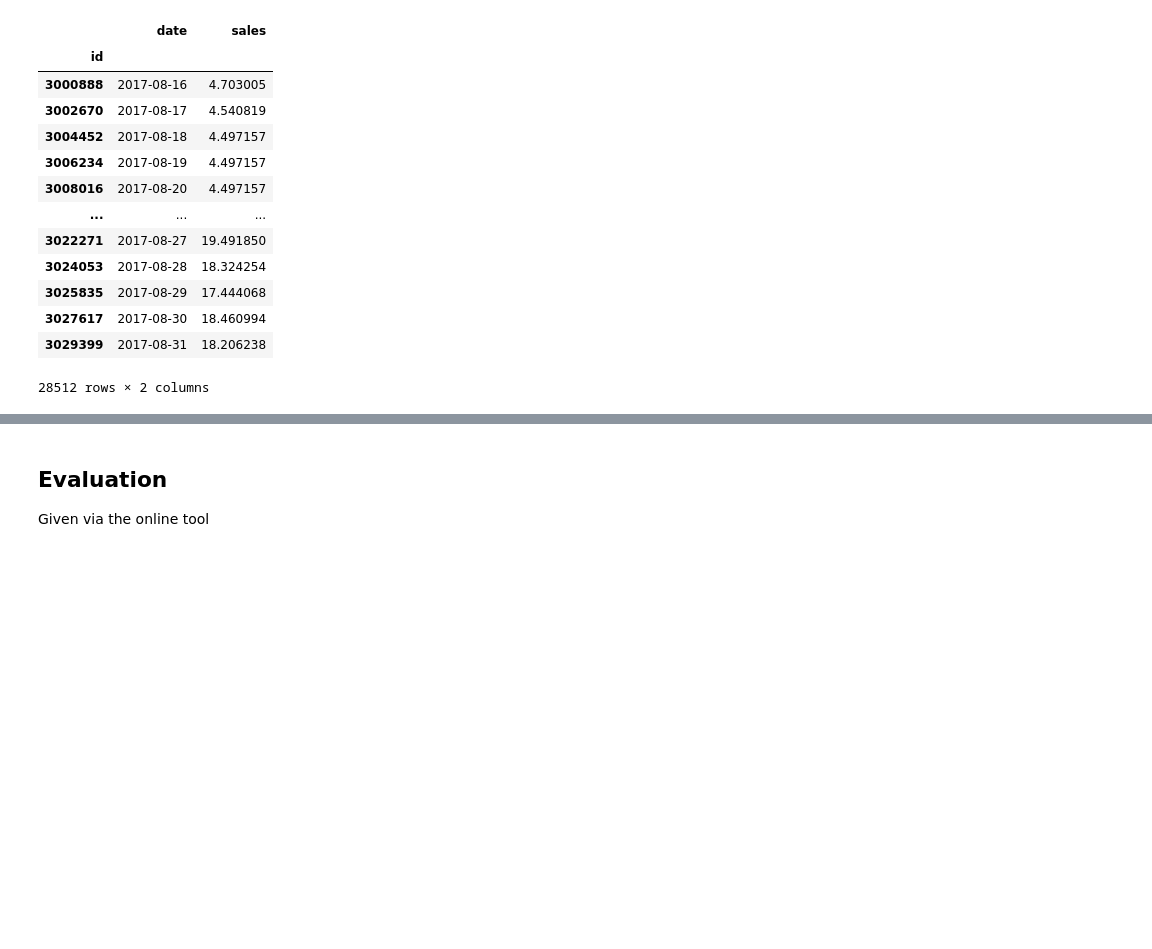
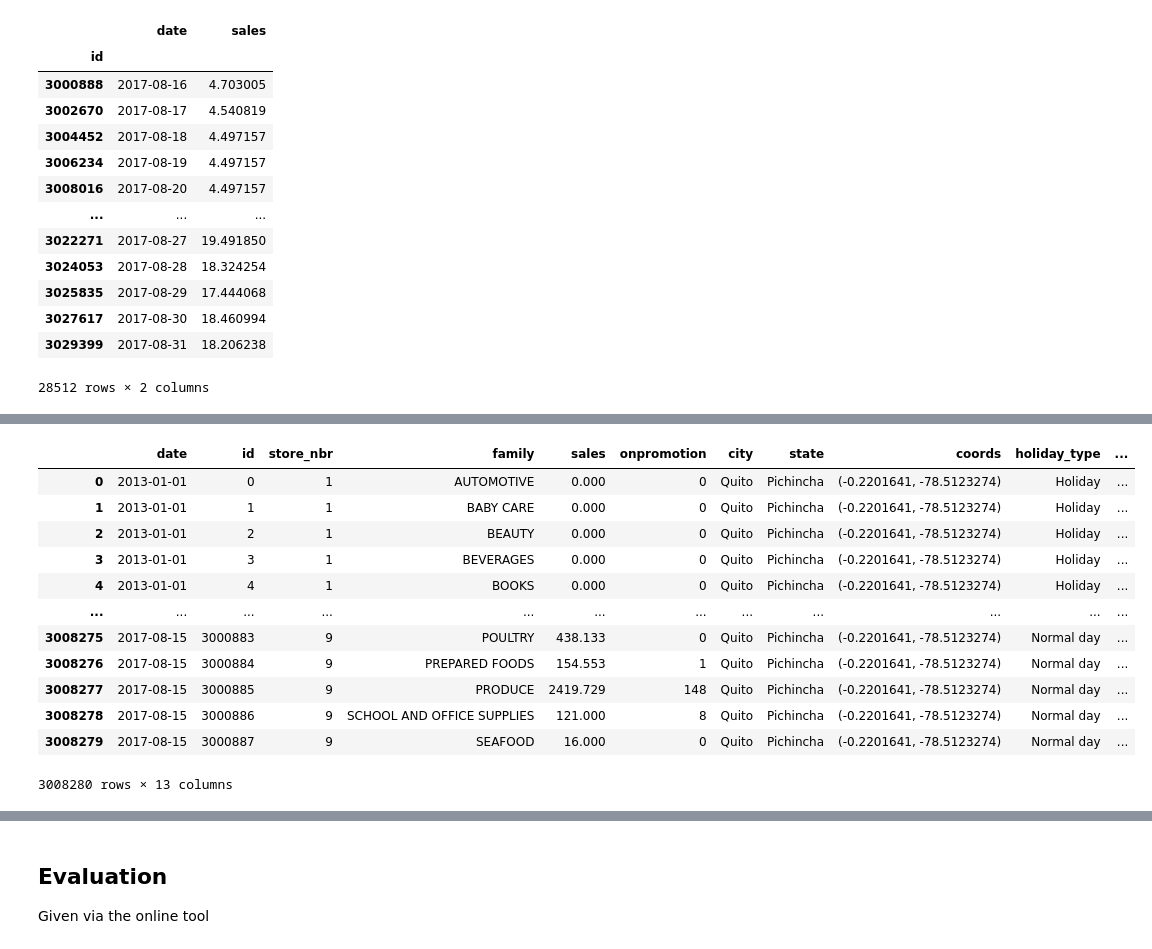
Before and after one commit to lkno0705/IndustrialApplicationsofAI, a Jupyter notebook: secondary-sector/practical-supply-chain-management/Sales-Forecasting.ipynb, the cells around one changed output, grey strips where cells are left out. Cells and saved outputs as stored; diff of their text form; code cells hidden in the pictures; blank space fills up the shorter version.

```diff
--- a/secondary-sector/practical-supply-chain-management/Sales-Forecasting.ipynb
+++ b/secondary-sector/practical-supply-chain-management/Sales-Forecasting.ipynb
@@ -1349,0 +1344,8 @@ numpy.linalg.LinAlgError: LU decomposition error.
+# %%
+import pandas as pd
+import numpy as np
+import matplotlib.pyplot as plt
+
+train = pd.read_csv('data/store-sales-time-series-forecasting/train.csv', index_col='date')
+train.index = pd.to_datetime(train.index)
+train
@@ -1349,0 +1367,16 @@ numpy.linalg.LinAlgError: LU decomposition error.
+# %%
+from geopy.geocoders.nominatim import Nominatim
+import swifter
+
+stores_df = pd.read_csv('data/store-sales-time-series-forecasting/stores.csv')
+
+# Get coordinates for spatial feature
+geo_locator = Nominatim(user_agent='geoapiExercises')
+
+def get_lat_long(city, state):
+    location = geo_locator.geocode(f"{city}, {state}, Ecuador")
+    return location.latitude ,location.longitude
+
+stores_df['coords'] = stores_df.swifter.apply(lambda row: get_lat_long(city=row['city'], state=row['state']), axis=1)
+
+stores_df
@@ -1349,0 +1401,4 @@ numpy.linalg.LinAlgError: LU decomposition error.
+# %%
+holidays = pd.read_csv('data/store-sales-time-series-forecasting/holidays_events.csv')
+holidays.date = pd.to_datetime(holidays.date)
+holidays
@@ -1349,0 +1419,29 @@ numpy.linalg.LinAlgError: LU decomposition error.
+# %%
+# Merge, train and holiday dataframe
+train.reset_index(inplace=True)
+train_with_locale = pd.merge(left=train, right=stores_df[['store_nbr','city', 'state', 'coords']], on='store_nbr') # merge spatial info into train
+train_with_holidays_and_local = pd.merge(train_with_locale, holidays, left_on=['date', 'city'], right_on=['date', 'locale_name'], how='left') # merge spatially dependent holidays
+train_with_holidays_and_local = pd.merge(train_with_holidays_and_local, holidays.loc[holidays.locale == 'National'], left_on='date', right_on='date', how='left') # merge national holidays
+
+# Merge all columns from the pd merge oprations into global ones
+train_with_holidays_and_local['holiday_type'] = train_with_holidays_and_local.type_x.fillna(train_with_holidays_and_local.type_y)
+train_with_holidays_and_local['holiday_locale'] = train_with_holidays_and_local.locale_x.fillna(train_with_holidays_and_local.locale_y)
+train_with_holidays_and_local['holiday_description'] = train_with_holidays_and_local.description_x.fillna(train_with_holidays_and_local.description_y)
+train_with_holidays_and_local.holiday_type = train_with_holidays_and_local.holiday_type.fillna('Normal day') # Fill Non Holiday days, so they still get assigned a numeric representation
+train_with_holidays_and_local['holiday_id'] = pd.factorize(train_with_holidays_and_local.holiday_type)[0] # Assign Numeric Representations to holiday types
+train_with_holidays_and_local.drop(columns=['type_x', 'locale_x', 'locale_name_x', 'description_x', 'transferred_x', 'type_y', 'locale_y', 'locale_name_y', 'description_y', 'transferred_y'], inplace=True) # drop unnecessary columns
+train_with_holidays_and_local
+# %% [output]
+|  | date | id | store_nbr | family | sales | onpromotion | city | state | coords | holiday_type | ... |
+| 0 | 2013-01-01 | 0 | 1 | AUTOMOTIVE | 0.000 | 0 | Quito | Pichincha | (-0.2201641, -78.5123274) | Holiday | ... |
+| 1 | 2013-01-01 | 1 | 1 | BABY CARE | 0.000 | 0 | Quito | Pichincha | (-0.2201641, -78.5123274) | Holiday | ... |
+| 2 | 2013-01-01 | 2 | 1 | BEAUTY | 0.000 | 0 | Quito | Pichincha | (-0.2201641, -78.5123274) | Holiday | ... |
+| 3 | 2013-01-01 | 3 | 1 | BEVERAGES | 0.000 | 0 | Quito | Pichincha | (-0.2201641, -78.5123274) | Holiday | ... |
+| 4 | 2013-01-01 | 4 | 1 | BOOKS | 0.000 | 0 | Quito | Pichincha | (-0.2201641, -78.5123274) | Holiday | ... |
+| ... | ... | ... | ... | ... | ... | ... | ... | ... | ... | ... | ... |
+| 3008275 | 2017-08-15 | 3000883 | 9 | POULTRY | 438.133 | 0 | Quito | Pichincha | (-0.2201641, -78.5123274) | Normal day | ... |
+| 3008276 | 2017-08-15 | 3000884 | 9 | PREPARED FOODS | 154.553 | 1 | Quito | Pichincha | (-0.2201641, -78.5123274) | Normal day | ... |
+| 3008277 | 2017-08-15 | 3000885 | 9 | PRODUCE | 2419.729 | 148 | Quito | Pichincha | (-0.2201641, -78.5123274) | Normal day | ... |
+| 3008278 | 2017-08-15 | 3000886 | 9 | SCHOOL AND OFFICE SUPPLIES | 121.000 | 8 | Quito | Pichincha | (-0.2201641, -78.5123274) | Normal day | ... |
+| 3008279 | 2017-08-15 | 3000887 | 9 | SEAFOOD | 16.000 | 0 | Quito | Pichincha | (-0.2201641, -78.5123274) | Normal day | ... |
+3008280 rows × 13 columns
```
Also changed, not shown: parts of 14 cells of this notebook.
